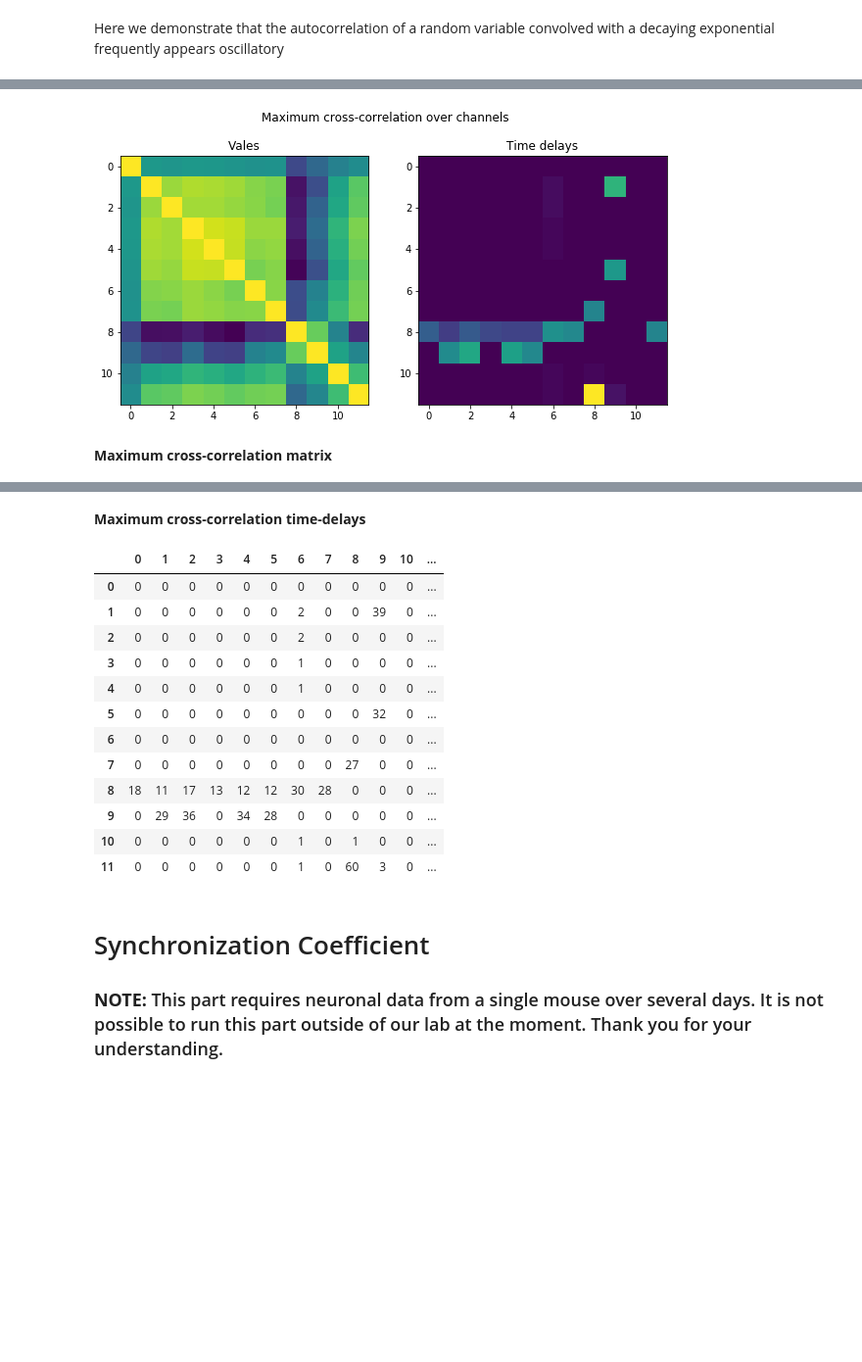
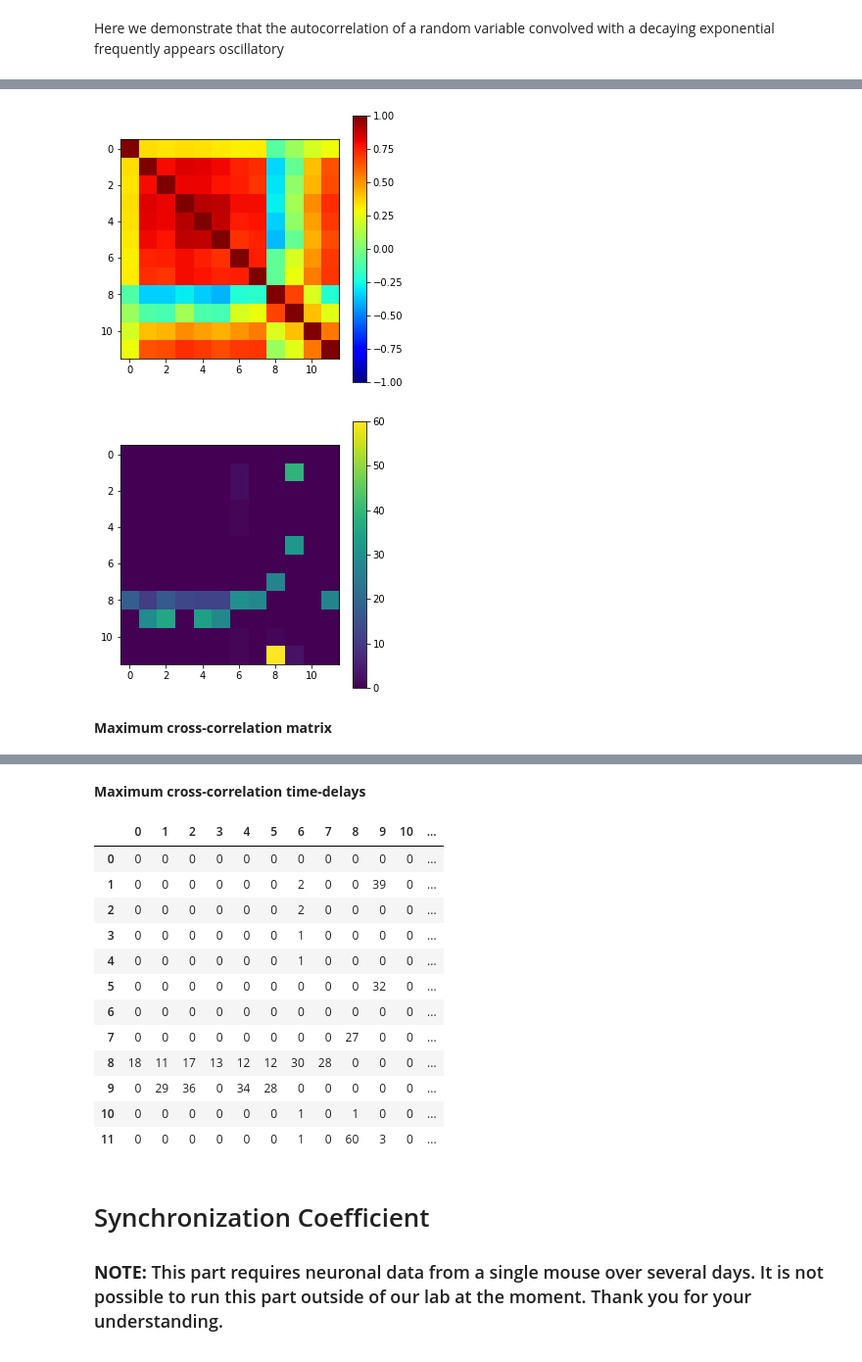
Before and after one commit to aleksejs-fomins/TNU2019-Project, a Jupyter notebook: src/preprocess/correlation_study.ipynb, the cells around one changed output, grey strips where cells are left out. Shown at 98% size. Drawn from its saved outputs; the diff is of its cells as text; code cells hidden in the pictures; blank space fills up the shorter version.

```diff
--- a/src/preprocess/correlation_study.ipynb
+++ b/src/preprocess/correlation_study.ipynb
@@ -90,36 +91,40 @@ plt.show()
 # %%
 # Compute cross-correlation coefficient all trials
 def crosscorr_multitrial(xx, yy):
     sumautox = np.sum([np.correlate(x - np.mean(x), x - np.mean(x)) for x in xx])
     sumautoy = np.sum([np.correlate(y - np.mean(y), y - np.mean(y)) for y in yy])
     sumcorr = np.sum([crosscorr(x, y, False) for x,y in zip(xx, yy)], axis=0)
     return sumcorr / np.sqrt(sumautox * sumautoy)
 
 
 corr_max  = np.zeros((nChannels, nChannels))
 corr_maxt = np.zeros((nChannels, nChannels), dtype=int)
 
 for iCh in range(nChannels):
     for jCh in range(nChannels):
         corr = crosscorr_multitrial(data[:, :, iCh], data[:, :, jCh])#[:25]
         corr_maxt[iCh][jCh] = np.argmax(np.abs(corr))
         corr_max[iCh][jCh]  = corr[corr_maxt[iCh][jCh]]
 
 
-fig, ax = plt.subplots(ncols=2, figsize=(10, 5))
-fig.suptitle("Maximum cross-correlation over channels")
-ax[0].imshow(corr_max)
-ax[0].set_title("Vales")
-ax[1].imshow(corr_maxt)
-ax[1].set_title("Time delays")
+plt.figure(figsize=(5,5))
+plt.imshow(corr_max, vmin=-1, vmax=1, cmap='jet')
+#plt.title("Maximum cross-correlation value over channels")
+plt.colorbar()
+
+plt.figure(figsize=(5,5))
+plt.imshow(corr_maxt)
+#plt.title("Time delays")
+plt.colorbar()
 plt.show()
 
 display(HTML('<strong>Maximum cross-correlation matrix</strong><br/>'))
 display(pd.DataFrame(corr_max))
 display(HTML('<strong>Maximum cross-correlation time-delays</strong><br/>'))
 display(pd.DataFrame(corr_maxt))
 # %% [output]
-[figure, old version]
+[figure, new version]
+[figure, added]
 Maximum cross-correlation matrix
 |  | 0 | 1 | 2 | 3 | 4 | 5 | 6 | 7 | 8 | 9 | 10 | ... |
 | 0 | 1.000000 | 0.347753 | 0.331961 | 0.350462 | 0.342486 | 0.327077 | 0.310356 | 0.318605 | -0.088006 | 0.077940 | 0.215972 | ... |
```
Also changed, not shown: parts of 3 cells of this notebook, 38 other files.
